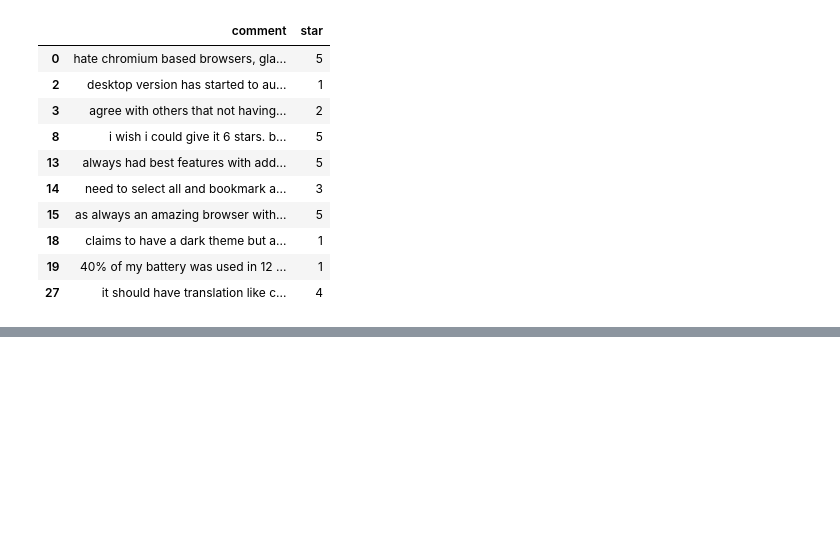
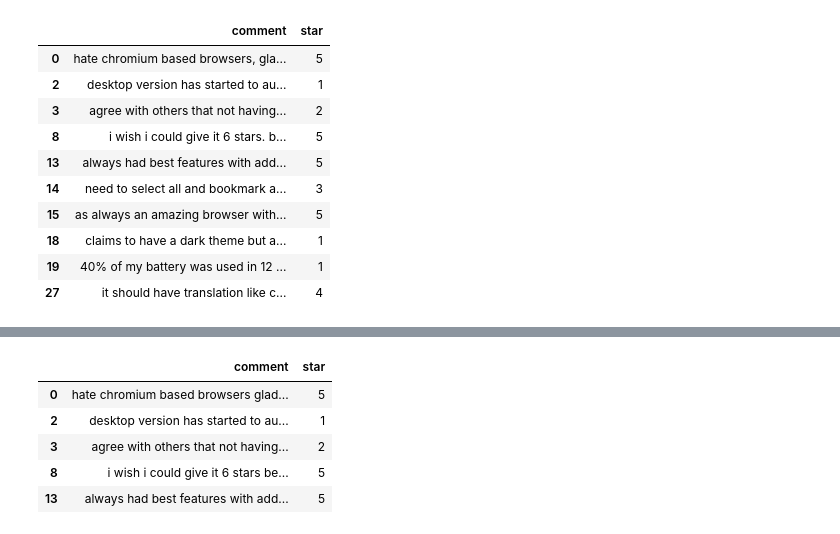
Before and after one commit to cs21m014iittp/ISE_Project, a Jupyter notebook: processing.ipynb, the cells around one changed output, grey strips where cells are left out. Saved outputs shown, nothing was run; the diff lists cells and outputs as text; code cells hidden in the pictures; blank space fills up the shorter version.

```diff
--- a/processing.ipynb
+++ b/processing.ipynb
@@ -181,0 +230,9 @@ keywords_list = ["button","buttons","menu","menus","list","lists","layout",
+# %%
+new_raw_ff.head()
+# %% [output]
+|  | comment | star |
+| 0 | hate chromium based browsers glad... | 5 |
+| 2 | desktop version has started to au... | 1 |
+| 3 | agree with others that not having... | 2 |
+| 8 | i wish i could give it 6 stars be... | 5 |
+| 13 | always had best features with add... | 5 |
```
Also changed, not shown: parts of 14 cells of this notebook.
